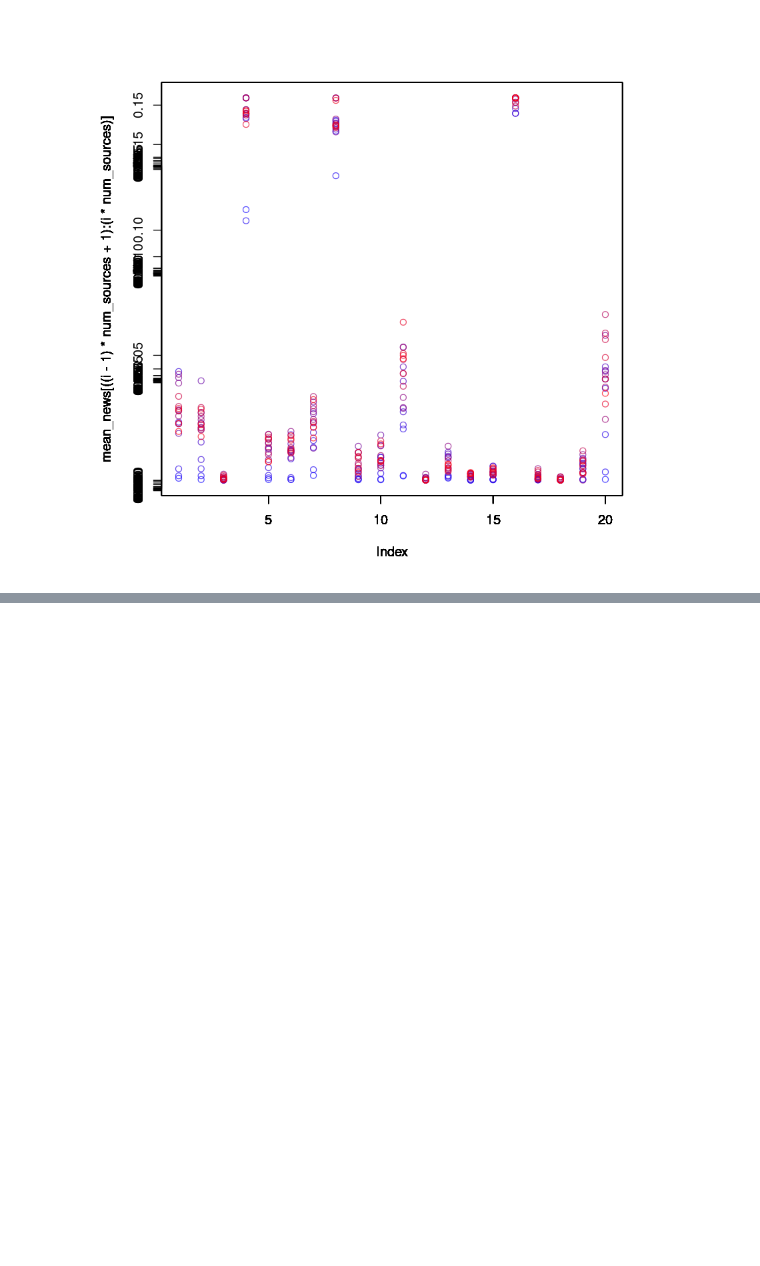
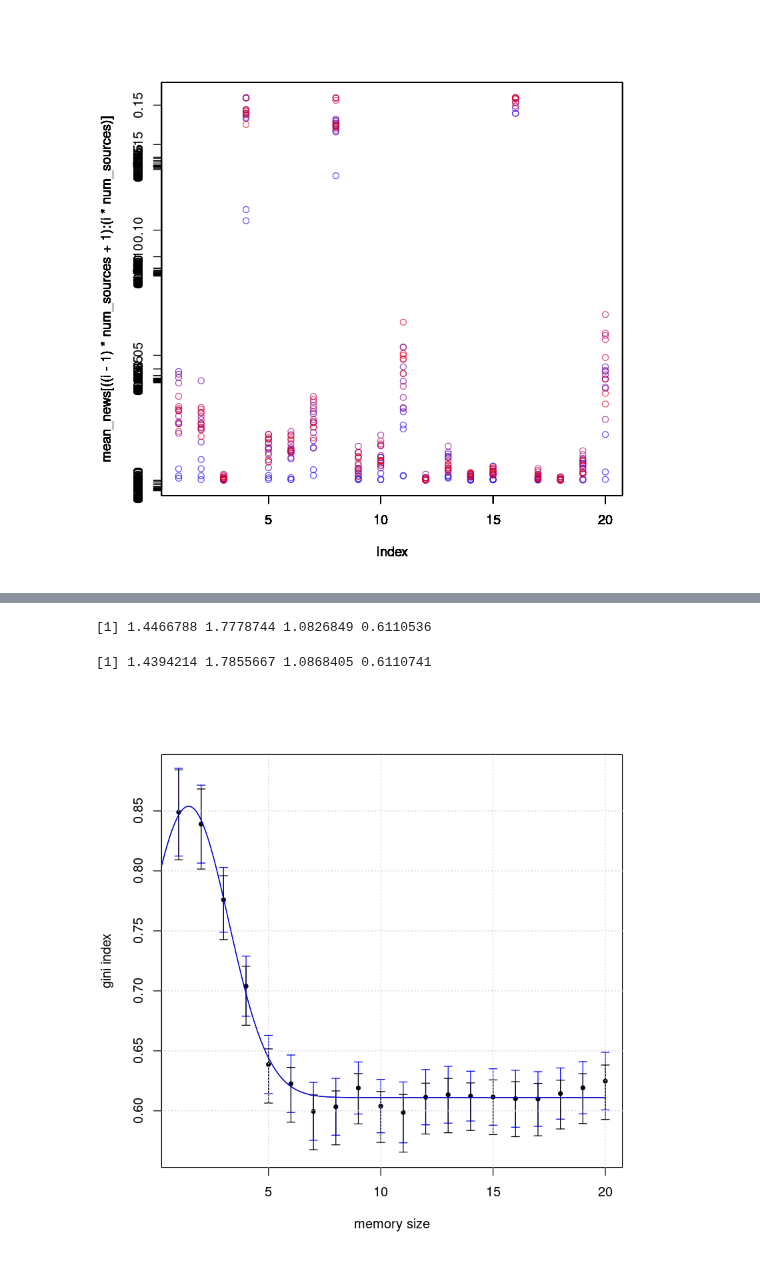
Before and after one commit to BFSteam/memory, a Jupyter notebook: jup/R/R_fit_activation_time.ipynb, the cells around one changed output, grey strips where cells are left out. Drawn from its saved outputs; the diff is of its cells as text; code cells hidden in the pictures; blank space fills up the shorter version.

```diff
--- a/jup/R/R_fit_activation_time.ipynb
+++ b/jup/R/R_fit_activation_time.ipynb
@@ -188,0 +156,9 @@ Consider specifying 'start' or using a selfStart model”
+# %%
+std <- function(x) sqrt(var(x)/length(x))
+std1 <- function(x) sqrt(var(x)/(length(x)-1))
+# %%
+x <- c(1,2.3,2,3,4,8,12,43,-4,-1)
+mean(x)
+sd(x)/sqrt(length(x)) # standard deviation
+std(x)                # standard deviation / sqrt(N)
+std1(x)               # standard deviation / sqrt(N-1)
@@ -290,0 +267,31 @@ ERROR: Error in numericDeriv(form[[3L]], names(ind), env): Missing value or an i
+# %%
+## https://stackoverflow.com/questions/15882323/r-robust-fitting-of-data-points-to-a-gaussian-function#15883835
+fitG = function(x,y,w,mu,sig,scale,off){
+    f = function(p){
+        d = p[4] + p[3]*dnorm(x,mean=p[1],sd=p[2])
+        sum((d-y)^2/(w^2))
+    }
+    optim(c(mu,sig,scale,off),f)
+}
+
+fitPboot = fitG(Data$memory, Data$gini, Data$giniup+Data$ginidown, 0.1,3.5,1.0,0.6)
+fitPstd  = fitG(Data$memory, Data$gini, Data$ginistd, 0.1,3.5,1.0,0.6)
+pboot = fitPboot$par
+pstd  = fitPstd$par
+
+plot(Data$memory, Data$gini, xlab="memory size", ylab="gini index", pch=20, ylim=range(c(Data$gini-Data$ginidown, Data$gini+Data$giniup)))
+arrows(Data$memory, Data$gini-Data$ginistd, Data$memory, Data$gini + Data$ginistd, length=0.05, angle=90, code=3, col='blue')
+arrows(Data$memory, Data$gini-Data$ginidown, Data$memory, Data$gini + Data$giniup, length=0.05, angle=90, code=3)
+par(new=TRUE)
+grid()
+
+pboot
+pstd
+curve(normal(x, pboot[1], pboot[2], pboot[3], pboot[4]), 0, 20 ,n=200, add=TRUE)
+curve(normal(x, pstd[1], pstd[2], pstd[3], pstd[4]), 0, 20 ,n=200, add=TRUE, col='blue')
+#lines(Data$memory,pboot[4] + pboot[3]*dnorm(Data$memory,pboot[1],pboot[2]), col=2)
+#lines(Data$memory,pstd[4] + pstd[3]*dnorm(Data$memory,pstd[1],pstd[2]), col='blue')
+# %% [output]
+[1] 1.4466788 1.7778744 1.0826849 0.6110536
+[1] 1.4394214 1.7855667 1.0868405 0.6110741
+[figure, added]
```
Also changed, not shown: parts of 18 cells of this notebook.
